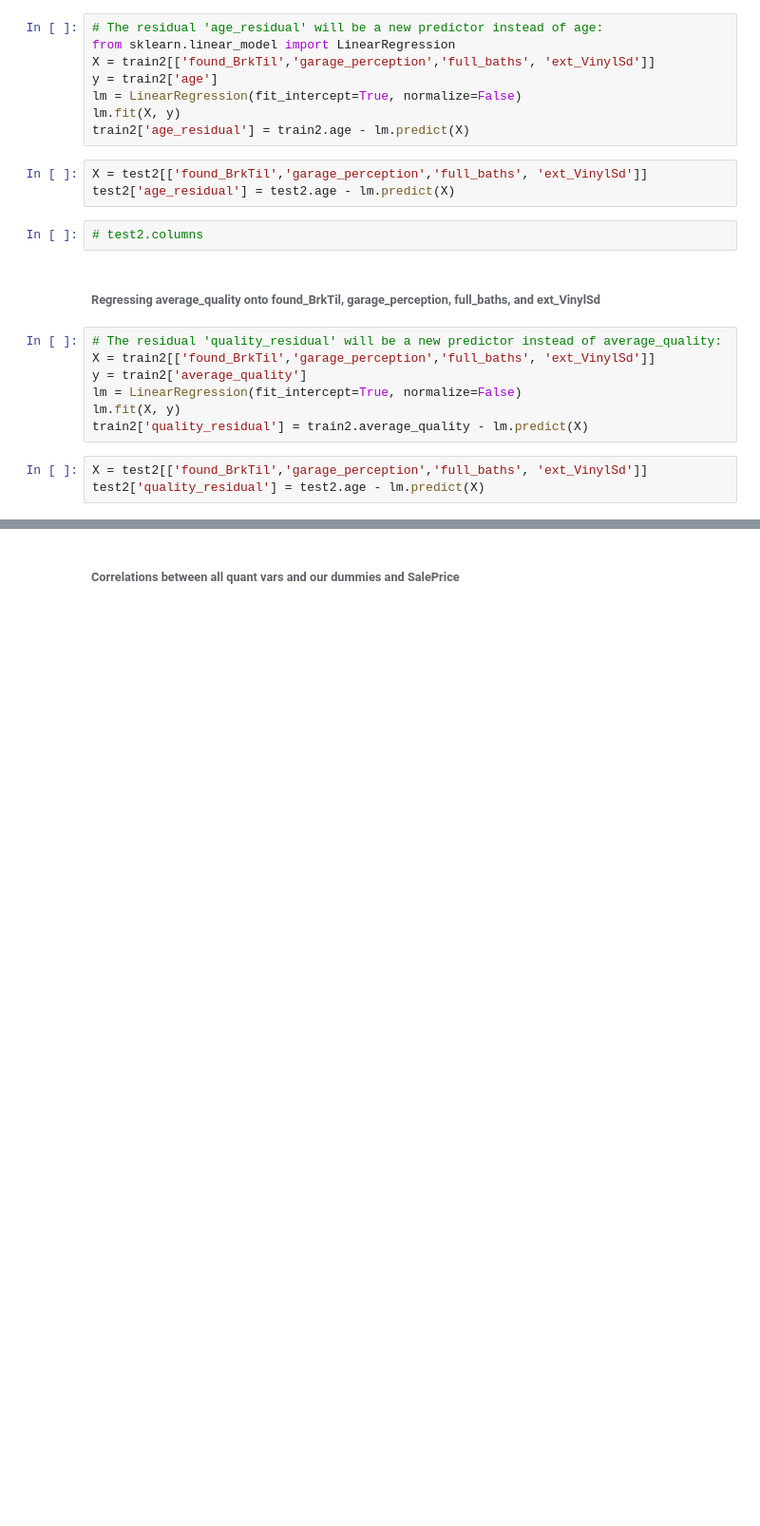
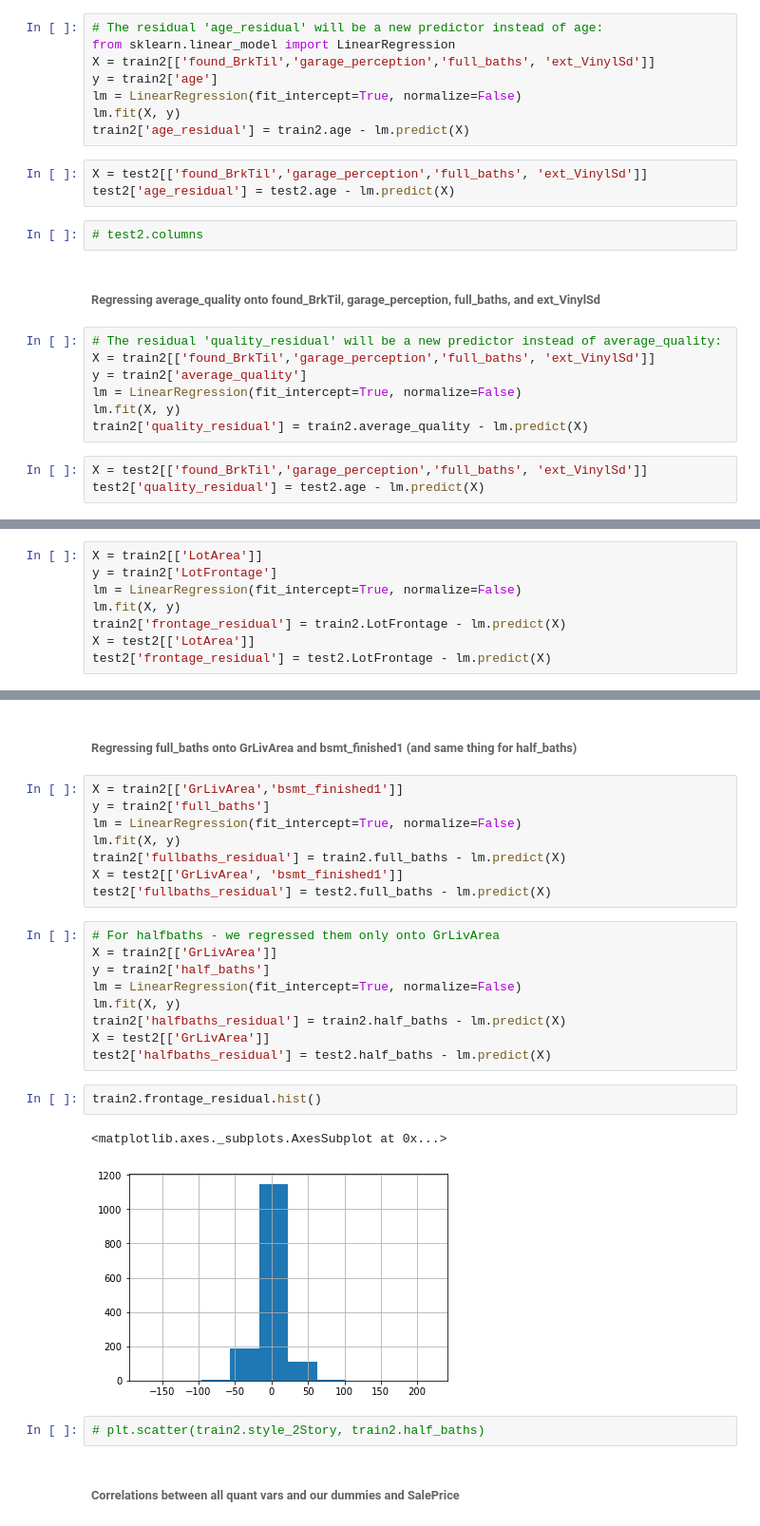
Before and after one commit to gwenkf/IowaHousePrices, a Jupyter notebook: House_Prices_Prepare_Dimitri.ipynb, the cells around one changed output, grey strips where cells are left out. Shown at 95% size. Cells and saved outputs as stored; diff of their text form; blank space fills up the shorter version.

Commit message:
Hopefully finished with predictor selection

```diff
--- a/House_Prices_Prepare_Dimitri.ipynb
+++ b/House_Prices_Prepare_Dimitri.ipynb
@@ -2611,0 +2612,8 @@ test2['quality_residual'] = test2.age - lm.predict(X)
+# %%
+X = train2[['LotArea']]
+y = train2['LotFrontage']
+lm = LinearRegression(fit_intercept=True, normalize=False)
+lm.fit(X, y)
+train2['frontage_residual'] = train2.LotFrontage - lm.predict(X)
+X = test2[['LotArea']]
+test2['frontage_residual'] = test2.LotFrontage - lm.predict(X)
@@ -2612,3 +2630,29 @@ test2['quality_residual'] = test2.age - lm.predict(X)
+# %% [markdown]
+###### Regressing full_baths onto GrLivArea and bsmt_finished1 (and same thing for half_baths)
+# %%
+X = train2[['GrLivArea','bsmt_finished1']]
+y = train2['full_baths']
+lm = LinearRegression(fit_intercept=True, normalize=False)
+lm.fit(X, y)
+train2['fullbaths_residual'] = train2.full_baths - lm.predict(X)
+X = test2[['GrLivArea', 'bsmt_finished1']]
+test2['fullbaths_residual'] = test2.full_baths - lm.predict(X)
+# %%
+# For halfbaths - we regressed them only onto GrLivArea
+X = train2[['GrLivArea']]
+y = train2['half_baths']
+lm = LinearRegression(fit_intercept=True, normalize=False)
+lm.fit(X, y)
+train2['halfbaths_residual'] = train2.half_baths - lm.predict(X)
+X = test2[['GrLivArea']]
+test2['halfbaths_residual'] = test2.half_baths - lm.predict(X)
+# %%
+train2.frontage_residual.hist()
+# %% [output]
+<matplotlib.axes._subplots.AxesSubplot at 0x...>
+[figure, added]
+# %%
+# plt.scatter(train2.style_2Story, train2.half_baths)
 # %% [markdown]
 ###### Correlations between all quant vars and our dummies and SalePrice
 # %%
```
Also changed, not shown: parts of 5 cells of this notebook, 2 other files.
